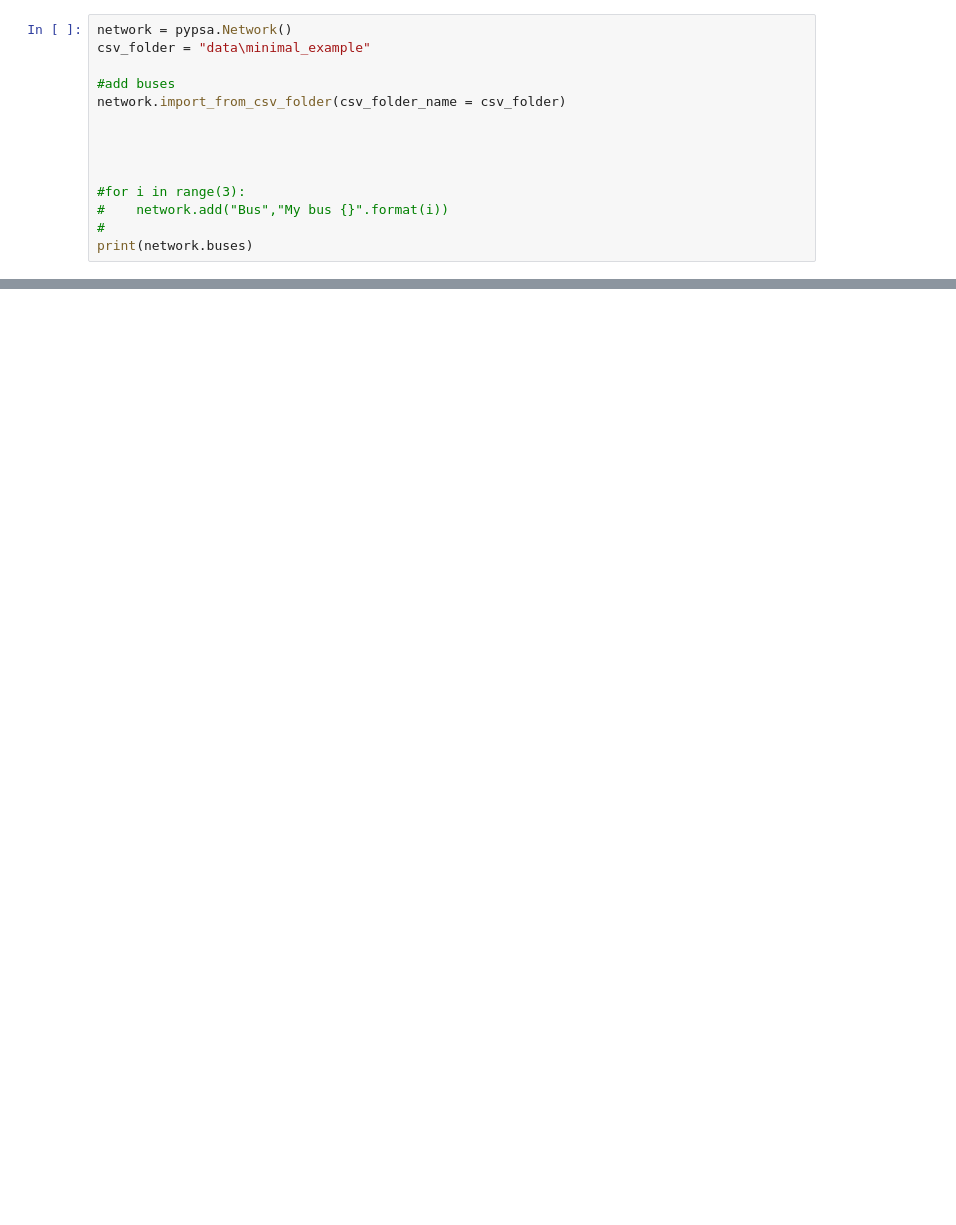
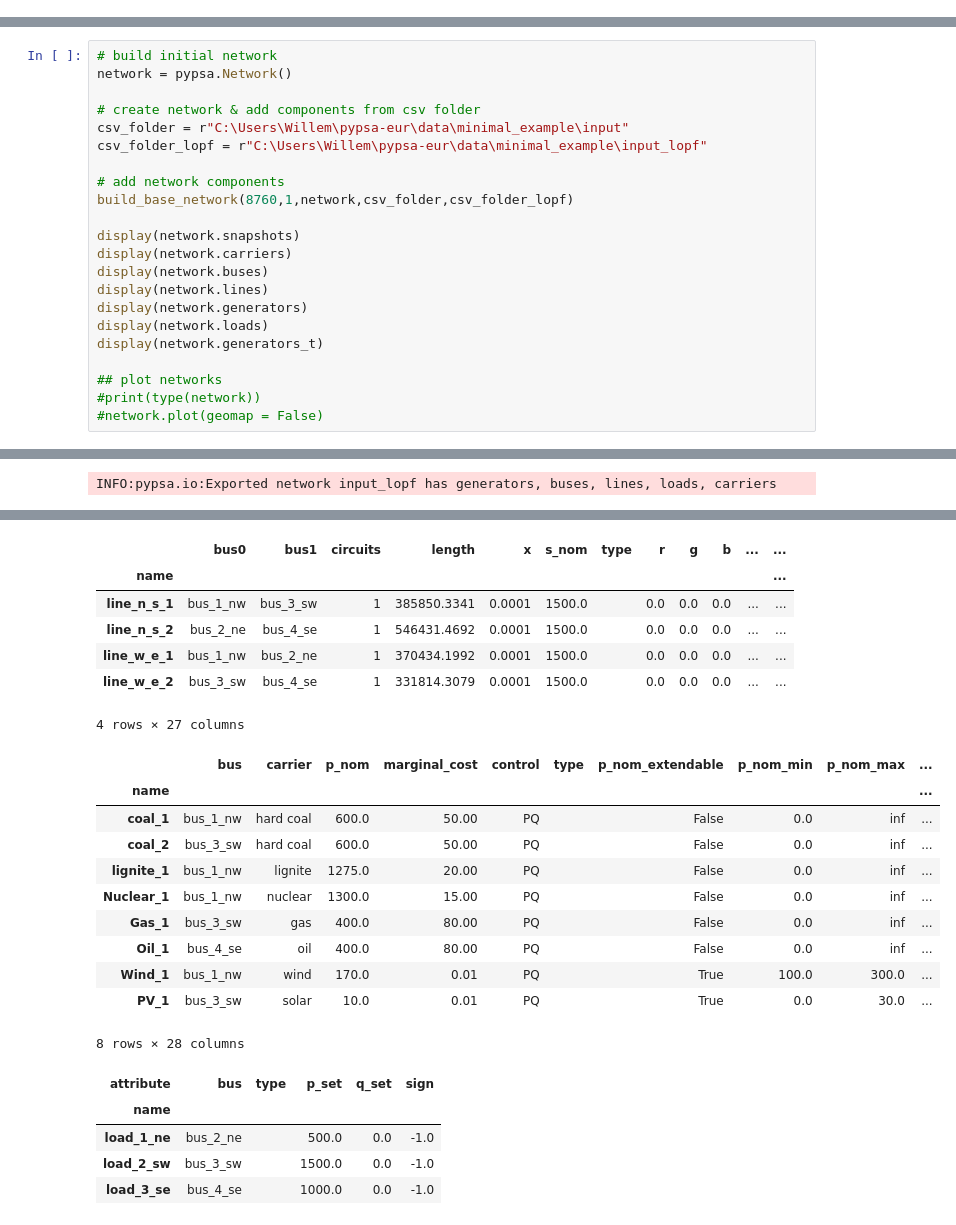
Before and after one commit to WillemDafoe42/PyPSA-rd, a Jupyter notebook: Jupyter Notebook/Example Simple Grid.ipynb, the cells around one changed output, grey strips where cells are left out. Cells and saved outputs as stored; diff of their text form; blank space fills up the shorter version.

```diff
--- a/Jupyter Notebook/Example Simple Grid.ipynb
+++ b/Jupyter Notebook/Example Simple Grid.ipynb
@@ -6,14 +0,0 @@ import numpy as np
-# %%
-network = pypsa.Network()
-csv_folder = "data\minimal_example"
-
-#add buses
-network.import_from_csv_folder(csv_folder_name = csv_folder)
-
-
-
-
-#for i in range(3):
-#    network.add("Bus","My bus {}".format(i))
-#
-print(network.buses)
@@ -122,0 +398,23 @@ now      50.0      25.0      75.0
+# %%
+# build initial network
+network = pypsa.Network()
+
+# create network & add components from csv folder
+csv_folder = r"C:\Users\Willem\pypsa-eur\data\minimal_example\input"
+csv_folder_lopf = r"C:\Users\Willem\pypsa-eur\data\minimal_example\input_lopf"
+
+# add network components
+build_base_network(8760,1,network,csv_folder,csv_folder_lopf)
+
+display(network.snapshots)
+display(network.carriers)
+display(network.buses)
+display(network.lines)
+display(network.generators)
+display(network.loads)
+display(network.generators_t)
+
+## plot networks
+#print(type(network))
+#network.plot(geomap = False)
+# %% [output]
@@ -122,0 +425 @@ now      50.0      25.0      75.0
+INFO:pypsa.io:Exported network input_lopf has generators, buses, lines, loads, carriers
@@ -122,0 +455,23 @@ now      50.0      25.0      75.0
+|  | bus0 | bus1 | circuits | length | x | s_nom | type | r | g | b | ... | ... |
+| name |  |  |  |  |  |  |  |  |  |  |  | ... |
+| line_n_s_1 | bus_1_nw | bus_3_sw | 1 | 385850.3341 | 0.0001 | 1500.0 |  | 0.0 | 0.0 | 0.0 | ... | ... |
+| line_n_s_2 | bus_2_ne | bus_4_se | 1 | 546431.4692 | 0.0001 | 1500.0 |  | 0.0 | 0.0 | 0.0 | ... | ... |
+| line_w_e_1 | bus_1_nw | bus_2_ne | 1 | 370434.1992 | 0.0001 | 1500.0 |  | 0.0 | 0.0 | 0.0 | ... | ... |
+| line_w_e_2 | bus_3_sw | bus_4_se | 1 | 331814.3079 | 0.0001 | 1500.0 |  | 0.0 | 0.0 | 0.0 | ... | ... |
+4 rows × 27 columns
+|  | bus | carrier | p_nom | marginal_cost | control | type | p_nom_extendable | p_nom_min | p_nom_max | ... |
+| name |  |  |  |  |  |  |  |  |  | ... |
+| coal_1 | bus_1_nw | hard coal | 600.0 | 50.00 | PQ |  | False | 0.0 | inf | ... |
+| coal_2 | bus_3_sw | hard coal | 600.0 | 50.00 | PQ |  | False | 0.0 | inf | ... |
+| lignite_1 | bus_1_nw | lignite | 1275.0 | 20.00 | PQ |  | False | 0.0 | inf | ... |
+| Nuclear_1 | bus_1_nw | nuclear | 1300.0 | 15.00 | PQ |  | False | 0.0 | inf | ... |
+| Gas_1 | bus_3_sw | gas | 400.0 | 80.00 | PQ |  | False | 0.0 | inf | ... |
+| Oil_1 | bus_4_se | oil | 400.0 | 80.00 | PQ |  | False | 0.0 | inf | ... |
+| Wind_1 | bus_1_nw | wind | 170.0 | 0.01 | PQ |  | True | 100.0 | 300.0 | ... |
+| PV_1 | bus_3_sw | solar | 10.0 | 0.01 | PQ |  | True | 0.0 | 30.0 | ... |
+8 rows × 28 columns
+| attribute | bus | type | p_set | q_set | sign |
+| name |  |  |  |  |  |
+| load_1_ne | bus_2_ne |  | 500.0 | 0.0 | -1.0 |
+| load_2_sw | bus_3_sw |  | 1500.0 | 0.0 | -1.0 |
+| load_3_se | bus_4_se |  | 1000.0 | 0.0 | -1.0 |
```
Also changed, not shown: parts of 17 cells of this notebook, 43 other files.
